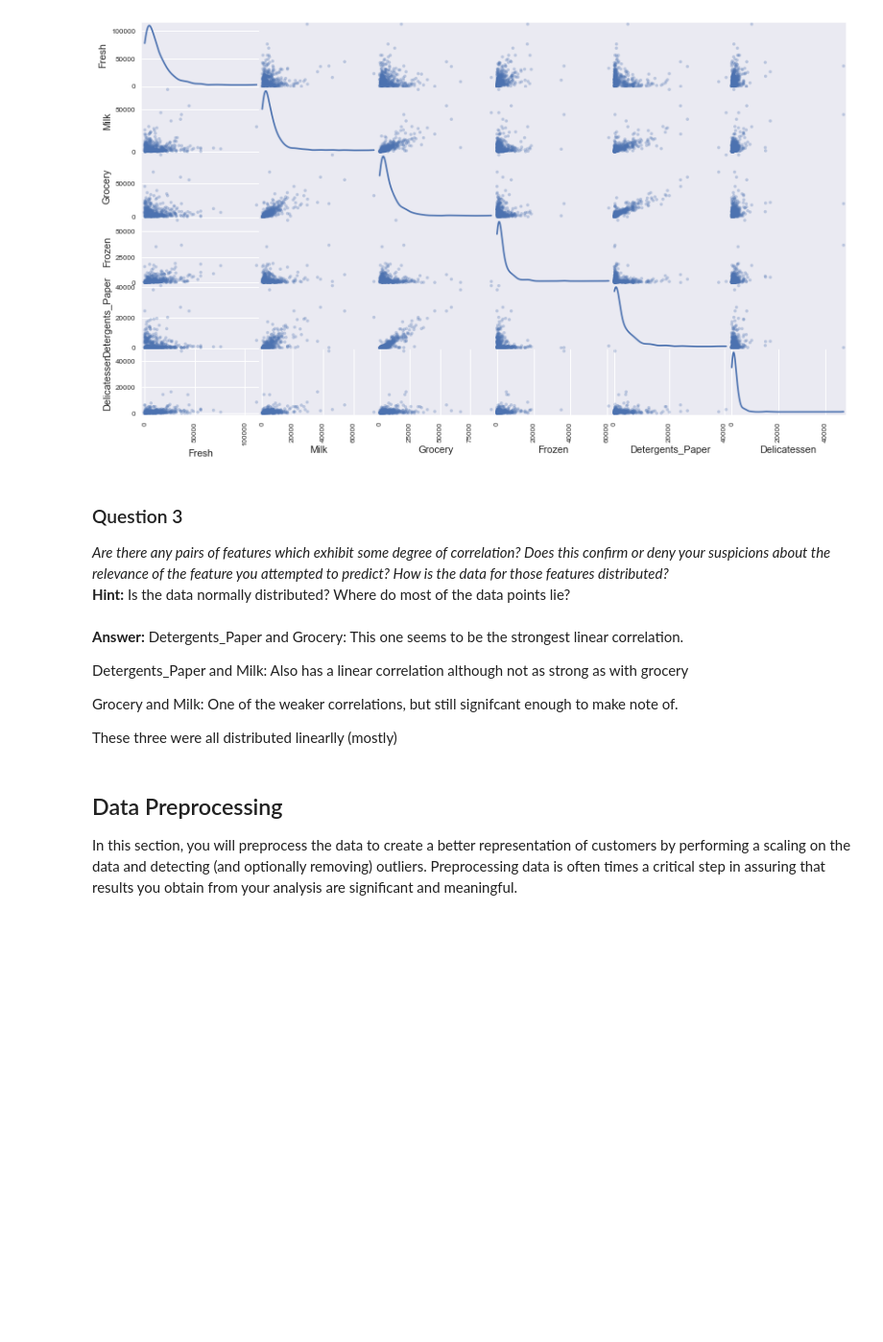
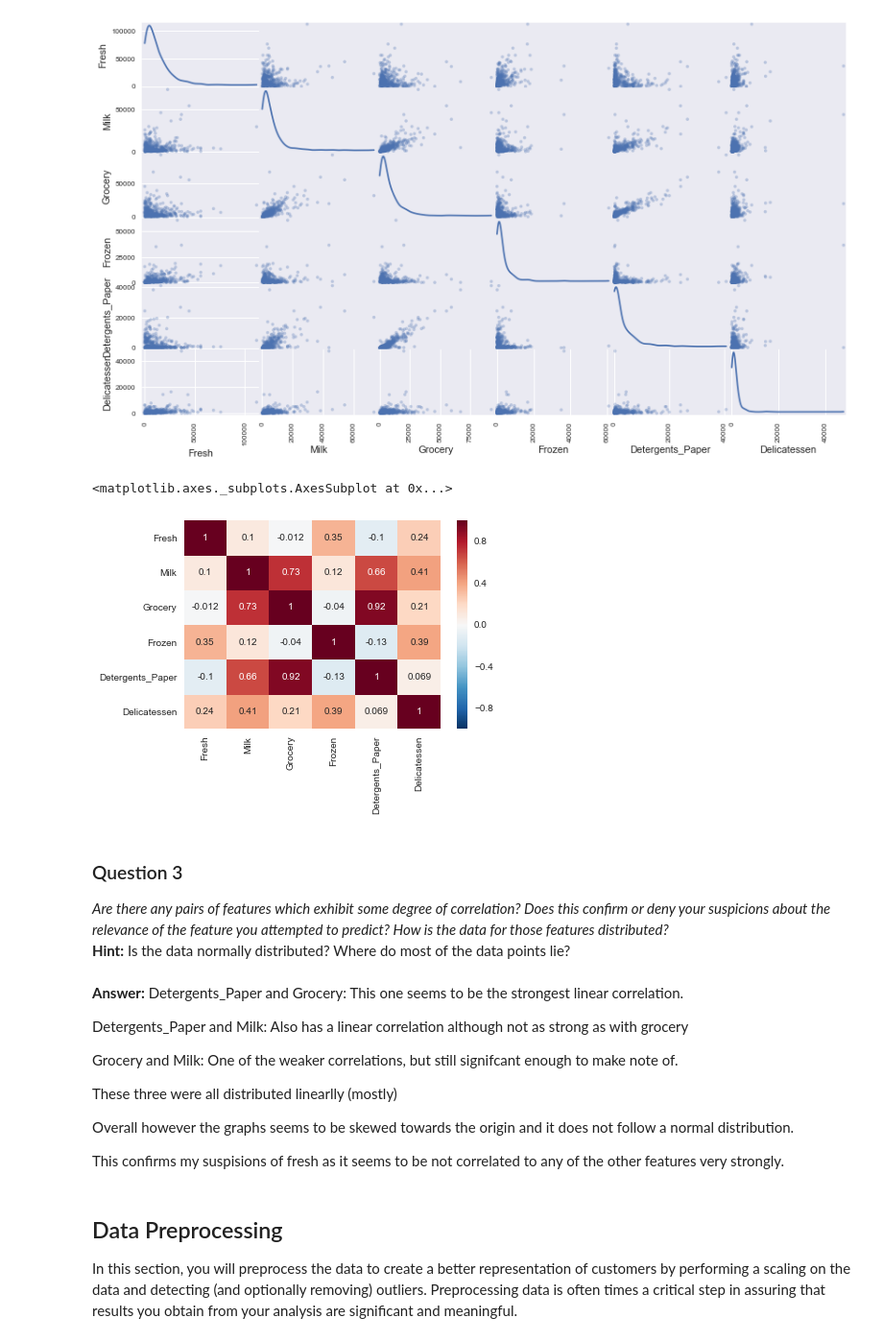
Before and after one commit to JettJengaGod/MachineLearningNanoDegree, a Jupyter notebook: projects/customer_segments/customer_segments.ipynb, the cells around one changed output. Shown at 96% size. Cells and saved outputs as stored; diff of their text form; code cells hidden in the pictures; blank space fills up the shorter version.

```diff
--- a/projects/customer_segments/customer_segments.ipynb
+++ b/projects/customer_segments/customer_segments.ipynb
@@ -144,6 +145,11 @@ To get a better understanding of the dataset, we can construct a scatter matrix
 pd.scatter_matrix(data, alpha = 0.3, figsize = (14,8), diagonal = 'kde');
 # %% [output]
 [figure]
+# %%
+sns.heatmap(data.corr(), annot=True)
+# %% [output]
+<matplotlib.axes._subplots.AxesSubplot at 0x...>
+[figure, added]
 # %% [markdown]
 ### Question 3
 *Are there any pairs of features which exhibit some degree of correlation? Does this confirm or deny your suspicions about the relevance of the feature you attempted to predict? How is the data for those features distributed?*
@@ -157,6 +163,10 @@ Detergents_Paper and Milk: Also has a linear correlation although not as strong
 Grocery and Milk: One of the weaker correlations, but still signifcant enough to make note of.
 
 These three were all distributed linearlly (mostly)
+
+Overall however the graphs seems to be skewed towards the origin and it does not follow a normal distribution.
+
+This confirms my suspisions of fresh as it seems to be not correlated to any of the other features very strongly.
 # %% [markdown]
 ## Data Preprocessing
 In this section, you will preprocess the data to create a better representation of customers by performing a scaling on the data and detecting (and optionally removing) outliers. Preprocessing data is often times a critical step in assuring that results you obtain from your analysis are significant and meaningful.
```
Also changed, not shown: parts of 22 cells of this notebook.
